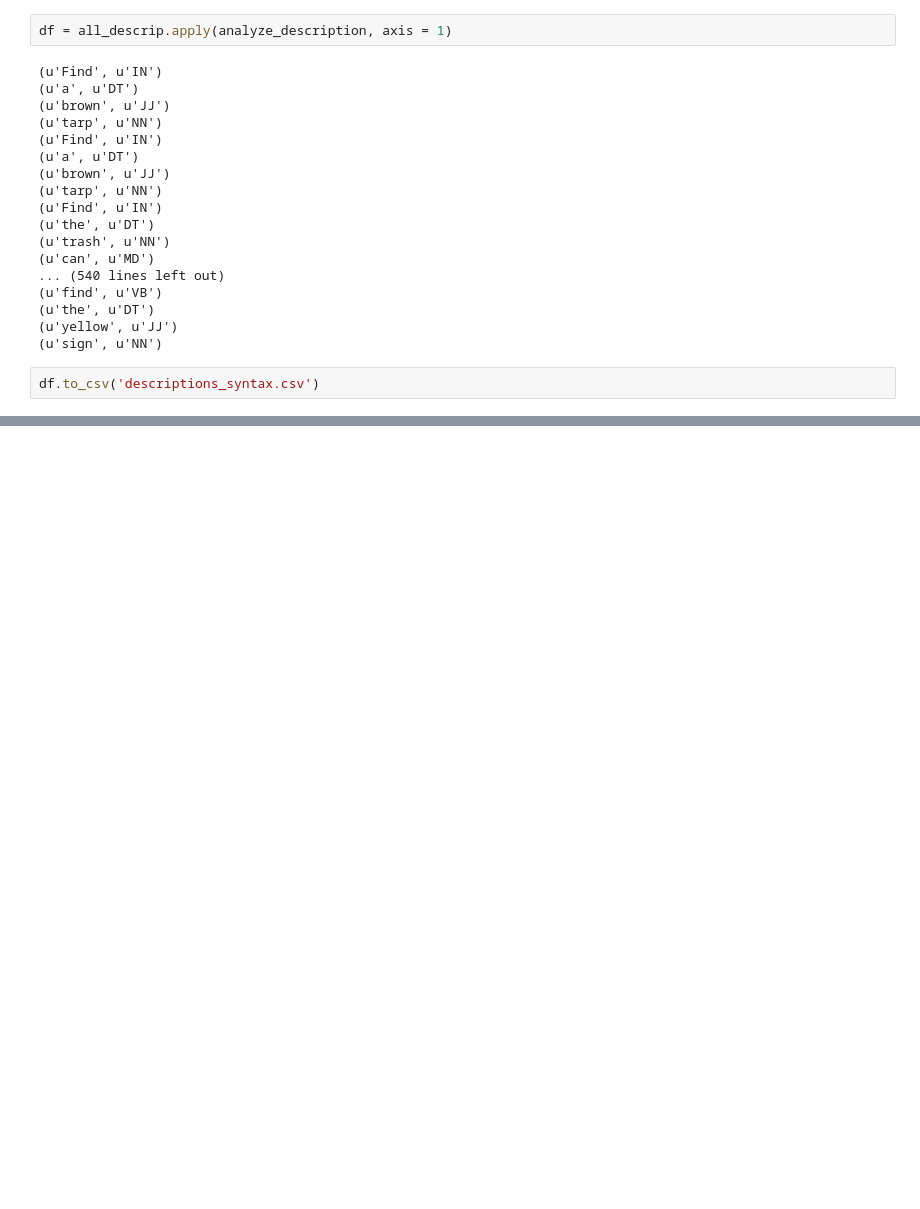
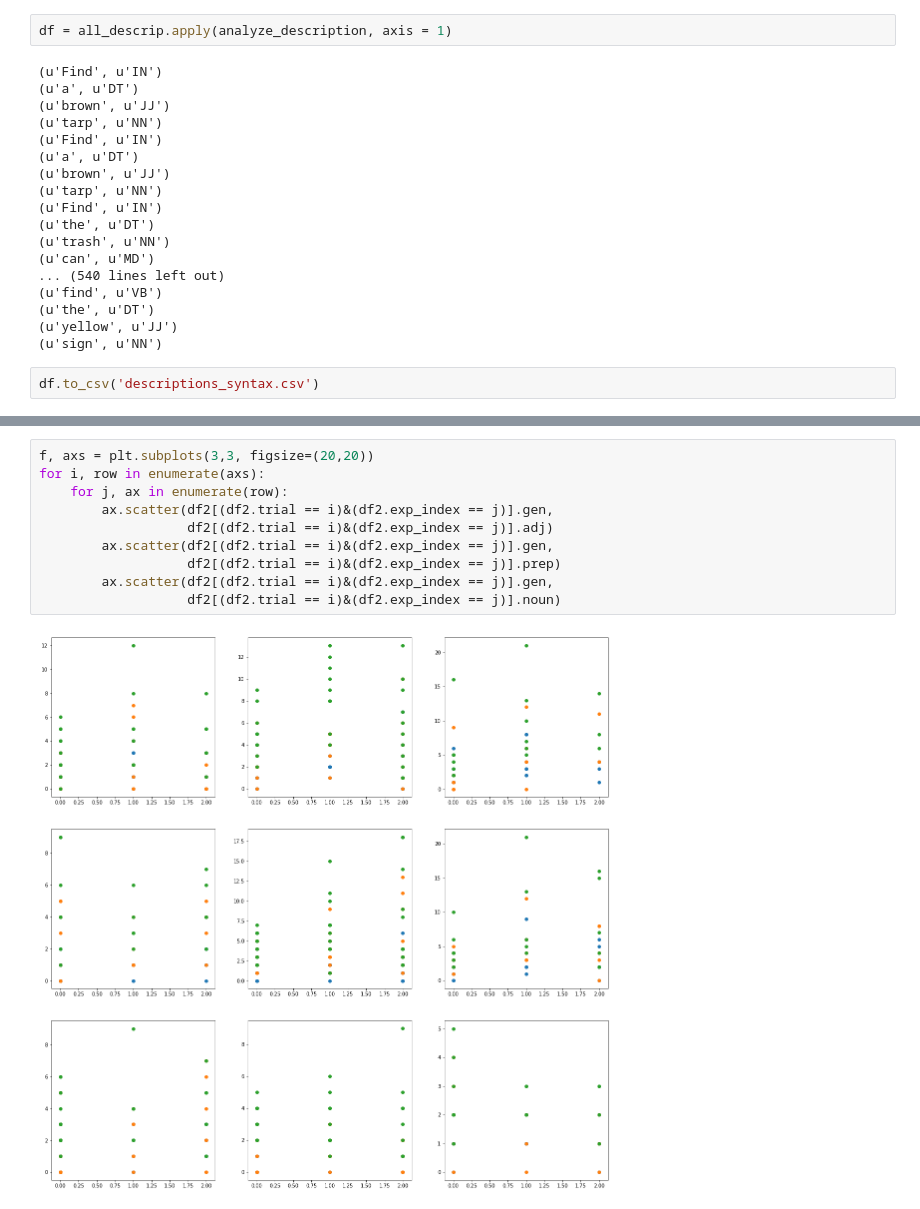
Before and after one commit to brian-ho/cs279-final-project, a Jupyter notebook: Description syntax.ipynb, the cells around one changed output, grey strips where cells are left out. Saved outputs shown, nothing was run; the diff lists cells and outputs as text; blank space fills up the shorter version.

```diff
--- a/Description syntax.ipynb
+++ b/Description syntax.ipynb
@@ -103,0 +174,12 @@ dtype: float64
+# %%
+f, axs = plt.subplots(3,3, figsize=(20,20))
+for i, row in enumerate(axs):
+    for j, ax in enumerate(row):
+        ax.scatter(df2[(df2.trial == i)&(df2.exp_index == j)].gen,
+                   df2[(df2.trial == i)&(df2.exp_index == j)].adj)
+        ax.scatter(df2[(df2.trial == i)&(df2.exp_index == j)].gen,
+                   df2[(df2.trial == i)&(df2.exp_index == j)].prep)
+        ax.scatter(df2[(df2.trial == i)&(df2.exp_index == j)].gen,
+                   df2[(df2.trial == i)&(df2.exp_index == j)].noun)
+# %% [output]
+[figure, added]
```
Also changed, not shown: parts of 6 cells of this notebook, 1 other file.
